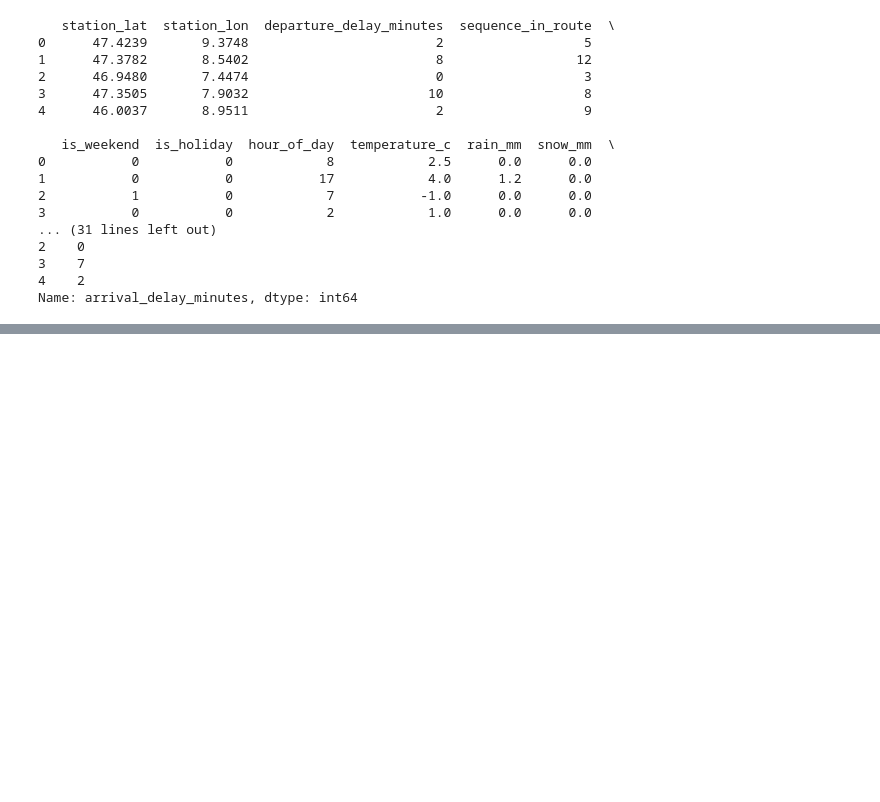
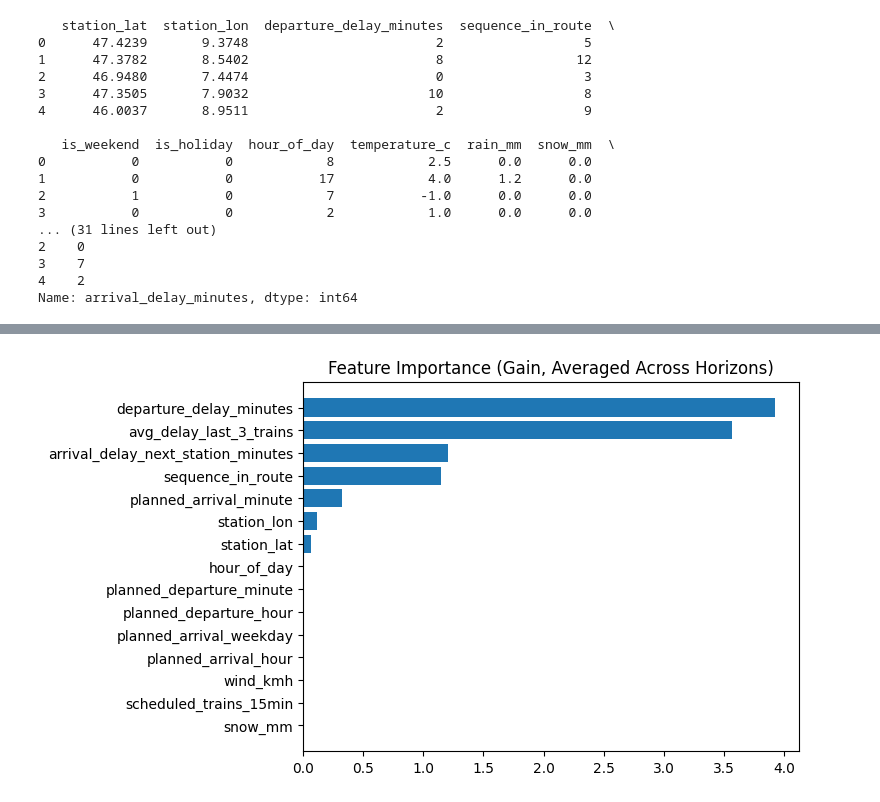
Before and after one commit to CarloRobbiani/master_thesis_SBB, a Jupyter notebook: baseline_models/fake_xgboost.ipynb, the cells around one changed output, grey strips where cells are left out. Saved outputs shown, nothing was run; the diff lists cells and outputs as text; code cells hidden in the pictures; blank space fills up the shorter version.

Commit message:
first tests with feature importance

```diff
--- a/baseline_models/fake_xgboost.ipynb
+++ b/baseline_models/fake_xgboost.ipynb
@@ -140,6 +202,13 @@ my_xgboost.fit(X, Y)
 prediction = my_xgboost.predict(X)
 
 print(prediction)
+
+importance_df = my_xgboost.feature_importance(
+    feature_names=X.columns.tolist(),
+    importance_type="gain"
+)
+
+print(importance_df.head(10))
 # %% [output]
 [[3.0005286 ]
  [6.996904  ]
@@ -148,0 +229,13 @@ print(prediction)
+# %%
+import matplotlib.pyplot as plt
+
+top_k = 15
+plt.barh(
+    importance_df["feature"][:top_k],
+    importance_df["importance"][:top_k]
+)
+plt.gca().invert_yaxis()
+plt.title("Feature Importance (Gain, Averaged Across Horizons)")
+plt.show()
+# %% [output]
+[figure, added]
```
Also changed, not shown: parts of 6 cells of this notebook.
